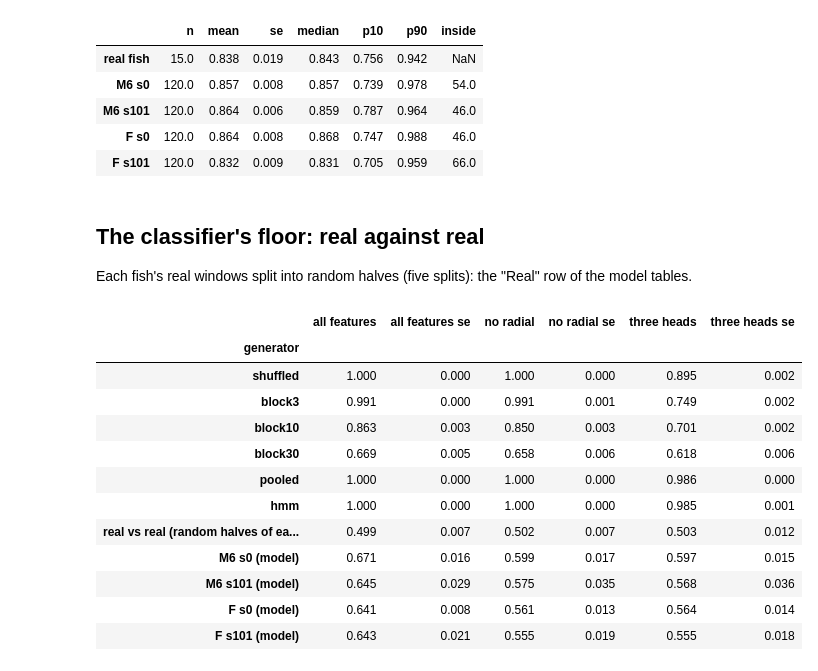
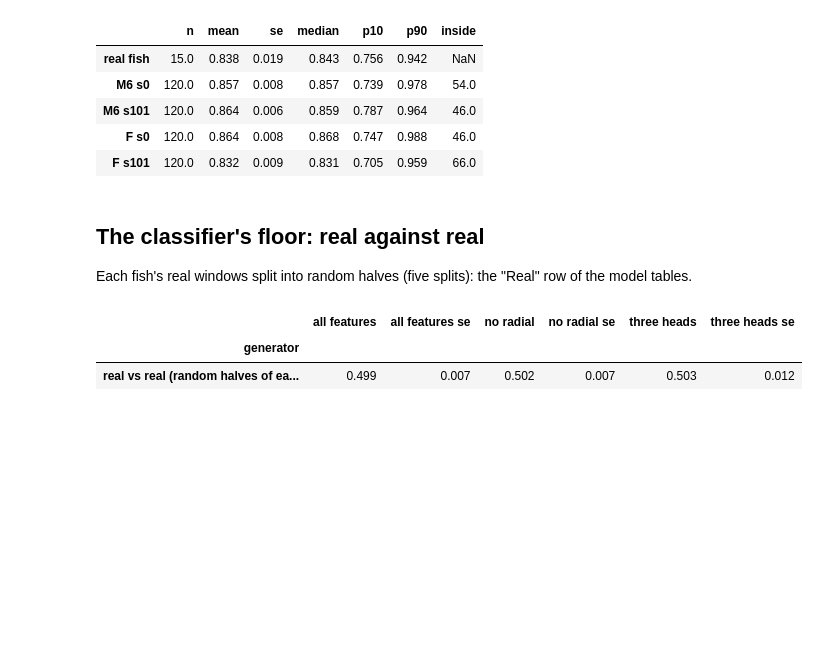
Before and after one commit to arthurEpfl/mp_semiCL_behavior, a Jupyter notebook: notebooks/06_turn_rule_and_individuals.ipynb, the cells around one changed output. Drawn from its saved outputs; the diff is of its cells as text; code cells hidden in the pictures; blank space fills up the shorter version.

```diff
--- a/notebooks/06_turn_rule_and_individuals.ipynb
+++ b/notebooks/06_turn_rule_and_individuals.ipynb
@@ -91,18 +91,8 @@ pd.DataFrame(rows).T
 ## The classifier's floor: real against real
 Each fish's real windows split into random halves (five splits): the "Real" row of the model tables.
 # %%
-P.load("refs")["table"].round(3)
+P.load("refs")["table"].loc[["real vs real (random halves of each fish)"]].round(3)
 # %% [output]
 |  | all features | all features se | no radial | no radial se | three heads | three heads se |
 | generator |  |  |  |  |  |  |
-| shuffled | 1.000 | 0.000 | 1.000 | 0.000 | 0.895 | 0.002 |
-| block3 | 0.991 | 0.000 | 0.991 | 0.001 | 0.749 | 0.002 |
-| block10 | 0.863 | 0.003 | 0.850 | 0.003 | 0.701 | 0.002 |
-| block30 | 0.669 | 0.005 | 0.658 | 0.006 | 0.618 | 0.006 |
-| pooled | 1.000 | 0.000 | 1.000 | 0.000 | 0.986 | 0.000 |
-| hmm | 1.000 | 0.000 | 1.000 | 0.000 | 0.985 | 0.001 |
 | real vs real (random halves of ea... | 0.499 | 0.007 | 0.502 | 0.007 | 0.503 | 0.012 |
-| M6 s0 (model) | 0.671 | 0.016 | 0.599 | 0.017 | 0.597 | 0.015 |
-| M6 s101 (model) | 0.645 | 0.029 | 0.575 | 0.035 | 0.568 | 0.036 |
-| F s0 (model) | 0.641 | 0.008 | 0.561 | 0.013 | 0.564 | 0.014 |
-| F s101 (model) | 0.643 | 0.021 | 0.555 | 0.019 | 0.555 | 0.018 |
```
Also changed, not shown: 51 other files.
